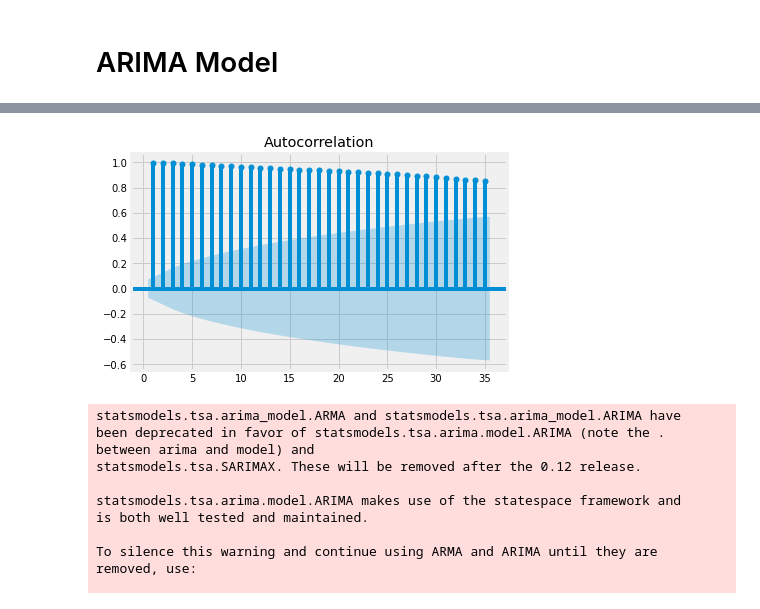
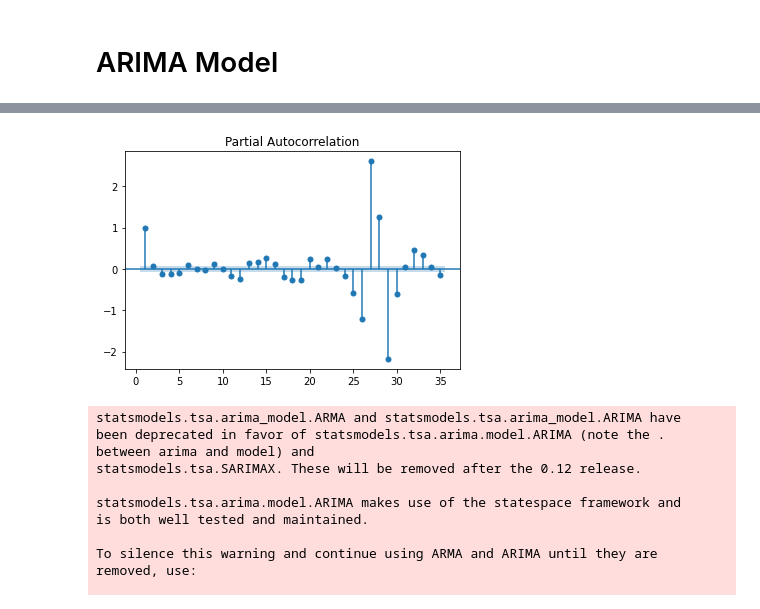
Before and after one commit to hammer888-tech/project2_algo_trading, a Jupyter notebook: deepLearning.ipynb, the cells around one changed output, grey strips where cells are left out. Cells and saved outputs as stored; diff of their text form; code cells hidden in the pictures.

```diff
--- a/deepLearning.ipynb
+++ b/deepLearning.ipynb
@@ -191,8 +195,8 @@ plot_acf(btc.close, zero=False, lags=35);
 # %%
 from statsmodels.graphics.tsaplots import plot_acf, plot_pacf
-plot_acf(btc.close, zero=False, lags=35);
+plot_pacf(btc.close, zero=False, lags=35);
 # %% [output]
-[figure, old version]
+[figure, new version]
 # %%
 # Create an ARIMA model
 from statsmodels.tsa.arima_model import ARIMA
```
Also changed, not shown: parts of 8 cells of this notebook, 1 other file.
